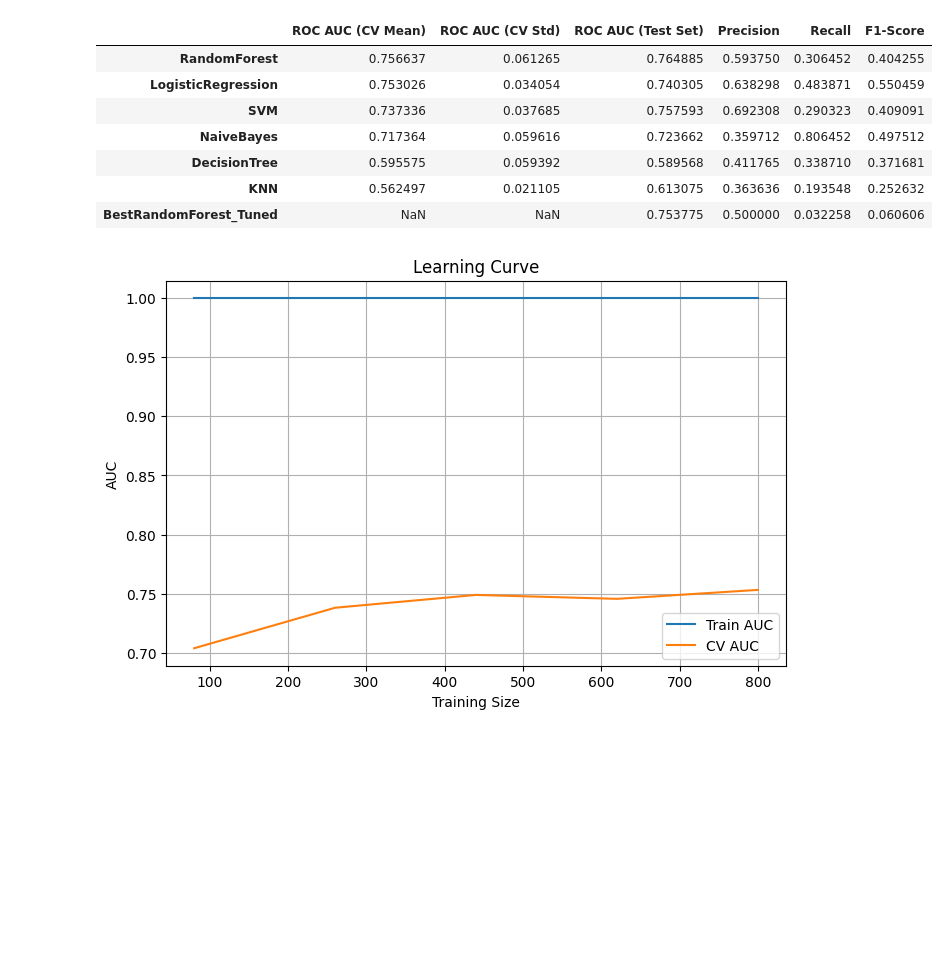
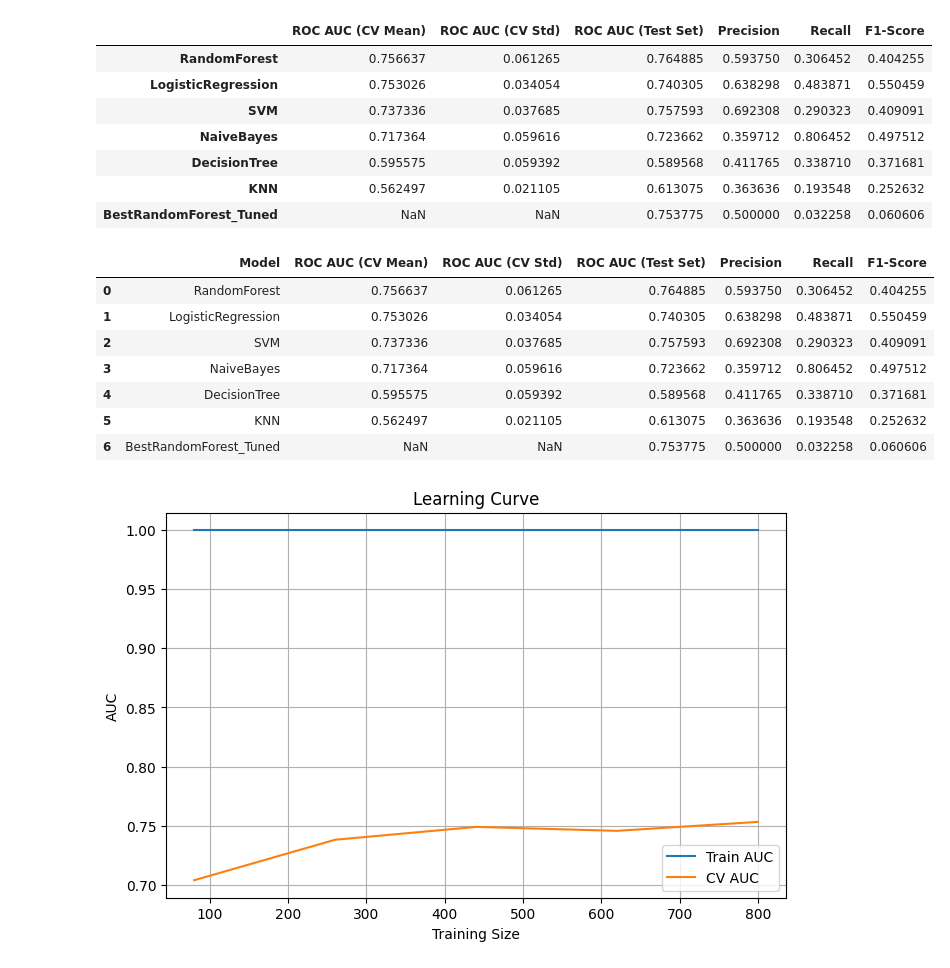
Before and after one commit to SergeyNelyapenkoBU/2025-spring-B2, a Jupyter notebook: OMDS-ModB2-Week11-Nelyapenko-Sergey_insurance_claims.ipynb, the cells around one changed output. Drawn from its saved outputs; the diff is of its cells as text; code cells hidden in the pictures; blank space fills up the shorter version.

```diff
--- a/OMDS-ModB2-Week11-Nelyapenko-Sergey_insurance_claims.ipynb
+++ b/OMDS-ModB2-Week11-Nelyapenko-Sergey_insurance_claims.ipynb
@@ -488,6 +488,21 @@ results_df
 | DecisionTree | 0.595575 | 0.059392 | 0.589568 | 0.411765 | 0.338710 | 0.371681 |
 | KNN | 0.562497 | 0.021105 | 0.613075 | 0.363636 | 0.193548 | 0.252632 |
 | BestRandomForest_Tuned | NaN | NaN | 0.753775 | 0.500000 | 0.032258 | 0.060606 |
+# %%
+output_file = "data/auto/results-insurance-claims.csv"
+results_df.index.name = 'Model'
+results_df = results_df.reset_index()
+results_df.to_csv(output_file, index=True)
+results_df
+# %% [output]
+|  | Model | ROC AUC (CV Mean) | ROC AUC (CV Std) | ROC AUC (Test Set) | Precision | Recall | F1-Score |
+| 0 | RandomForest | 0.756637 | 0.061265 | 0.764885 | 0.593750 | 0.306452 | 0.404255 |
+| 1 | LogisticRegression | 0.753026 | 0.034054 | 0.740305 | 0.638298 | 0.483871 | 0.550459 |
+| 2 | SVM | 0.737336 | 0.037685 | 0.757593 | 0.692308 | 0.290323 | 0.409091 |
+| 3 | NaiveBayes | 0.717364 | 0.059616 | 0.723662 | 0.359712 | 0.806452 | 0.497512 |
+| 4 | DecisionTree | 0.595575 | 0.059392 | 0.589568 | 0.411765 | 0.338710 | 0.371681 |
+| 5 | KNN | 0.562497 | 0.021105 | 0.613075 | 0.363636 | 0.193548 | 0.252632 |
+| 6 | BestRandomForest_Tuned | NaN | NaN | 0.753775 | 0.500000 | 0.032258 | 0.060606 |
 # %%
 from sklearn.model_selection import learning_curve
 
```
Also changed, not shown: 3 other files.
